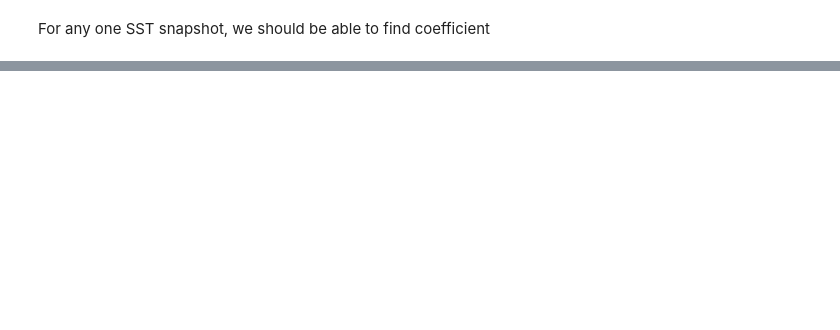
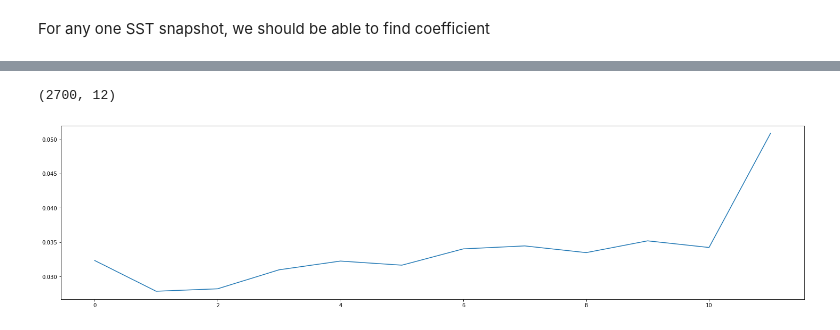
Before and after one commit to oceanhackweek/ohw22-proj-ENSO_Prediction, a Jupyter notebook: contributors/EOFs-LSTM.ipynb, the cells around one changed output, grey strips where cells are left out. Drawn from its saved outputs; the diff is of its cells as text; code cells hidden in the pictures; blank space fills up the shorter version.

```diff
--- a/contributors/EOFs-LSTM.ipynb
+++ b/contributors/EOFs-LSTM.ipynb
@@ -213,0 +308,2 @@ plt.plot(PCs[0,:13])
+# %%
+predictions = model.predict(PCs_reshape)
@@ -213,0 +312,4 @@ plt.plot(PCs[0,:13])
+# %%
+predictions.shape
+# %% [output]
+(2700, 12)
@@ -213,0 +320,5 @@ plt.plot(PCs[0,:13])
+# %%
+plt.plot(np.mean((predictions-d_Y_train)**2, axis=0))
+plt.show()
+# %% [output]
+[figure, added]
```
Also changed, not shown: parts of 28 cells of this notebook.
